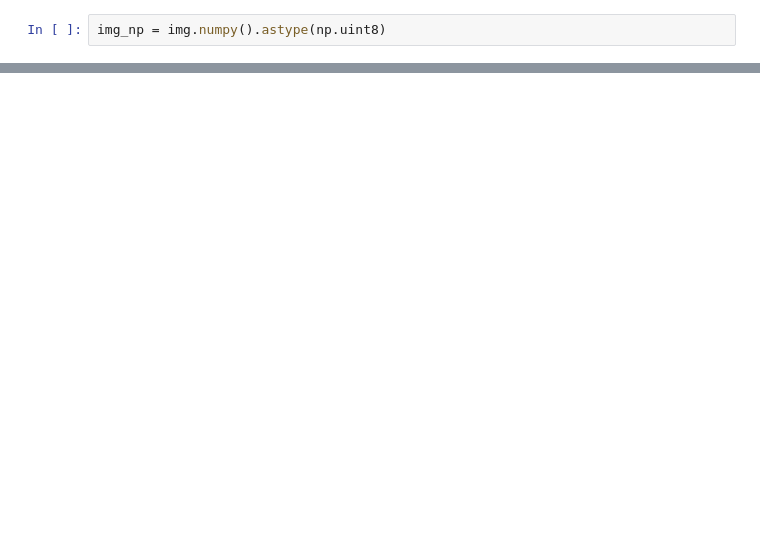
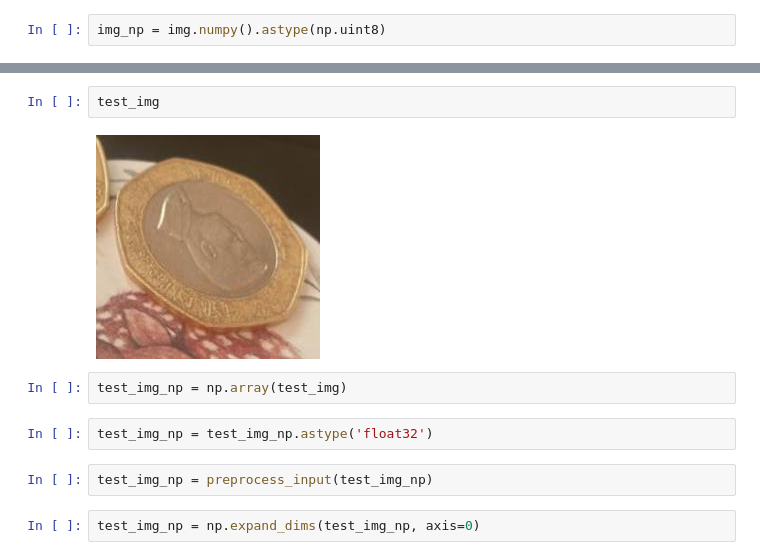
Before and after one commit to Basel-Aldwairi/Coin-Jo, a Jupyter notebook: notebook/MobileNetv2.ipynb, the cells around one changed output, grey strips where cells are left out. Saved outputs shown, nothing was run; the diff lists cells and outputs as text; blank space fills up the shorter version.

```diff
--- a/notebook/MobileNetv2.ipynb
+++ b/notebook/MobileNetv2.ipynb
@@ -128,0 +160,12 @@ plt.scatter([ j + 1 for j in range(4)], y_pred[i])
+# %%
+test_img
+# %% [output]
+[figure, added]
+# %%
+test_img_np = np.array(test_img)
+# %%
+test_img_np = test_img_np.astype('float32')
+# %%
+test_img_np = preprocess_input(test_img_np)
+# %%
+test_img_np = np.expand_dims(test_img_np, axis=0)
```
Also changed, not shown: parts of 25 cells of this notebook, 3 other files.
